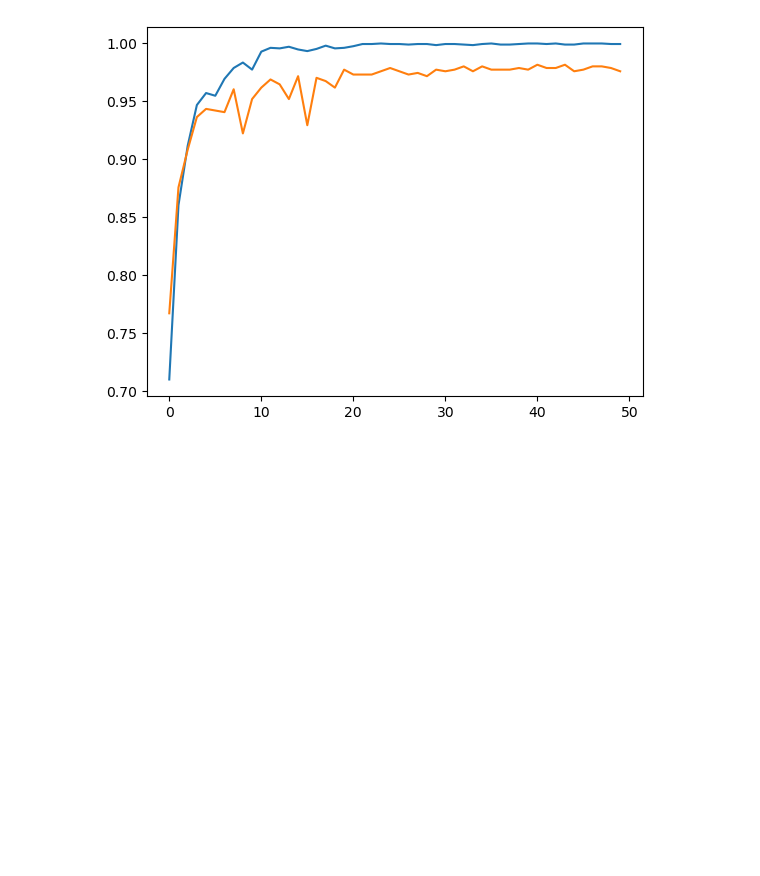
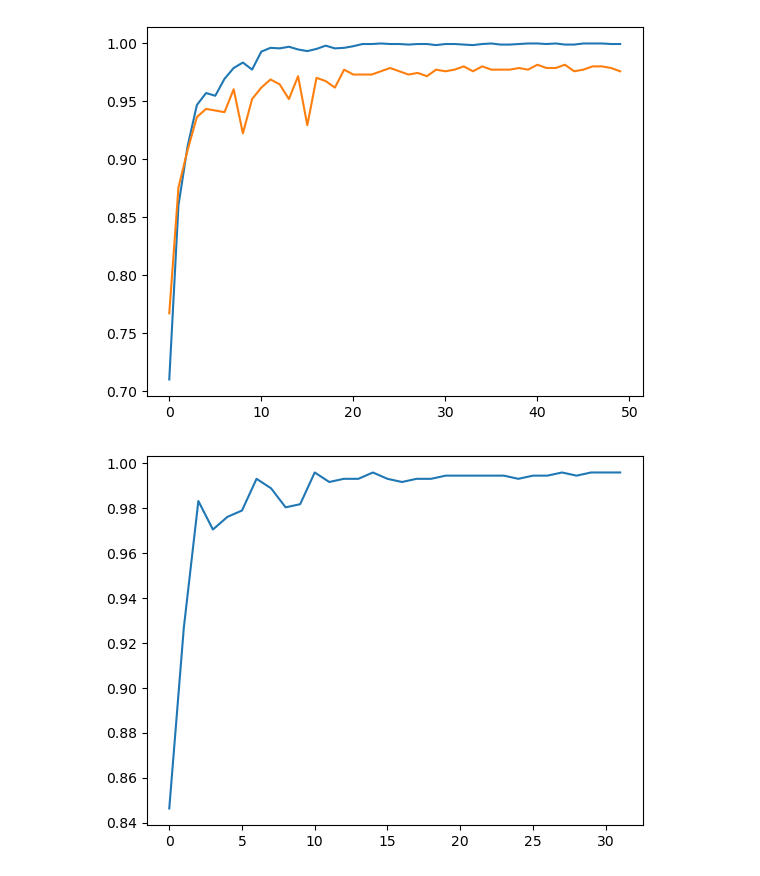
Before and after one commit to Xiang-M-J/SER_depression, a Jupyter notebook: ser_pretrain/process.ipynb, the cells around one changed output. Saved outputs shown, nothing was run; the diff lists cells and outputs as text; code cells hidden in the pictures; blank space fills up the shorter version.

```diff
--- a/ser_pretrain/process.ipynb
+++ b/ser_pretrain/process.ipynb
@@ -149,3 +149,12 @@ plt.show()
 # %% [output]
 [0.767277856135402, 0.8758815232722144, 0.9083215796897038, 0.9365303244005642, 0.9435825105782792, 0.9421720733427362, 0.9407616361071932, 0.9605077574047954, 0.922425952045134, 0.9520451339915373, 0 ...
 [figure]
+# %%
+import numpy as np
+import matplotlib.pyplot as plt
+data = np.load("results/wav2vec2_modma.npy", allow_pickle=True).item()
+x = data['val_acc']
+plt.plot(x)
+plt.show()
+# %% [output]
+[figure, added]
```
Also changed, not shown: 13 other files.
